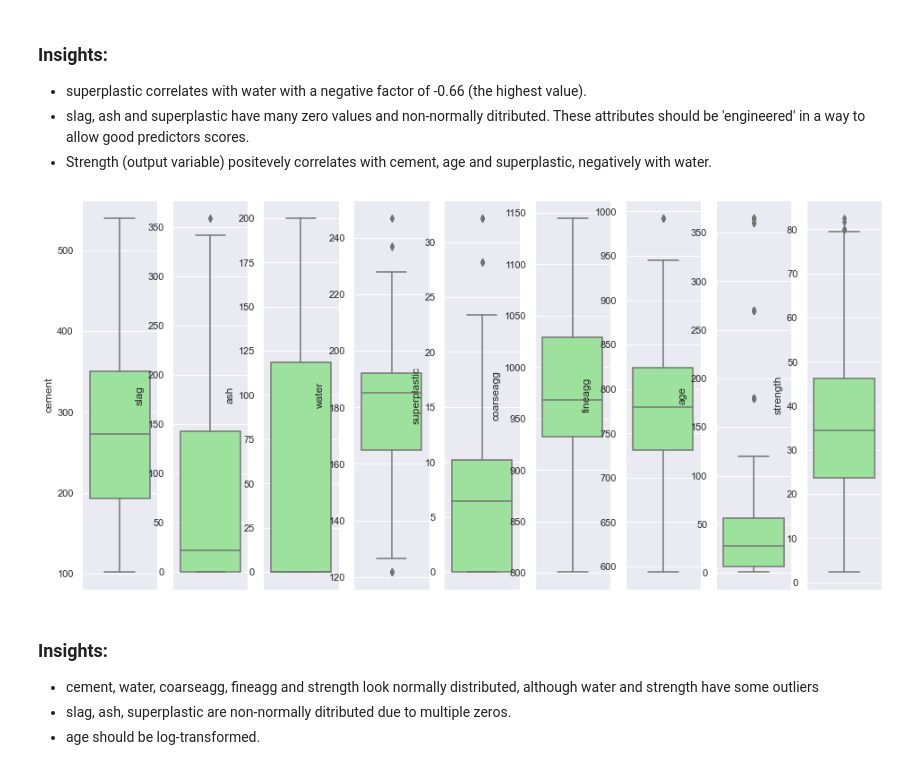
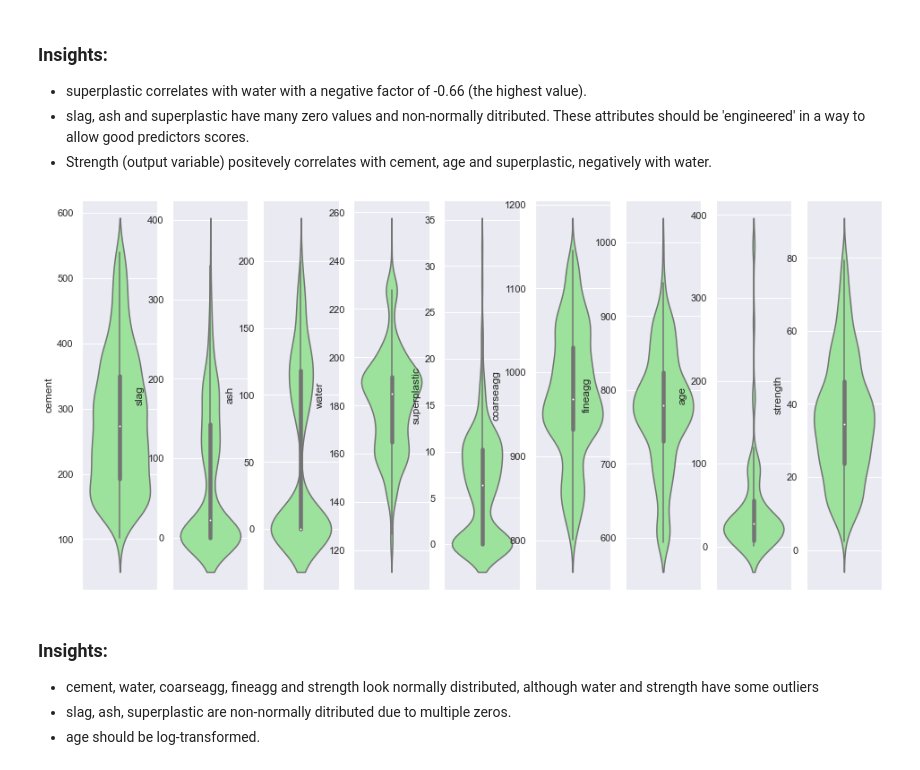
Before and after one commit to InnaG33/concrete_strength, a Jupyter notebook: concrete_strength.ipynb, the cells around one changed output. Cells and saved outputs as stored; diff of their text form; code cells hidden in the pictures.

```diff
--- a/concrete_strength.ipynb
+++ b/concrete_strength.ipynb
@@ -146,14 +199,14 @@ sns.pairplot(df, diag_kind='kde')
 # %%
 features=df.columns
 
 fig, axs = plt.subplots(ncols = len(features), figsize = (16, 8))
 
 for idx, field in enumerate(features):
-    sns.boxplot(y = field,
+    sns.violinplot(y = field,
                 data = df,
                 ax = axs[idx], color='lightgreen')
 # %% [output]
-[figure, old version]
+[figure, new version]
 # %% [markdown]
 ### Insights:
 
```
Also changed, not shown: parts of 45 cells of this notebook, 8 other files.
